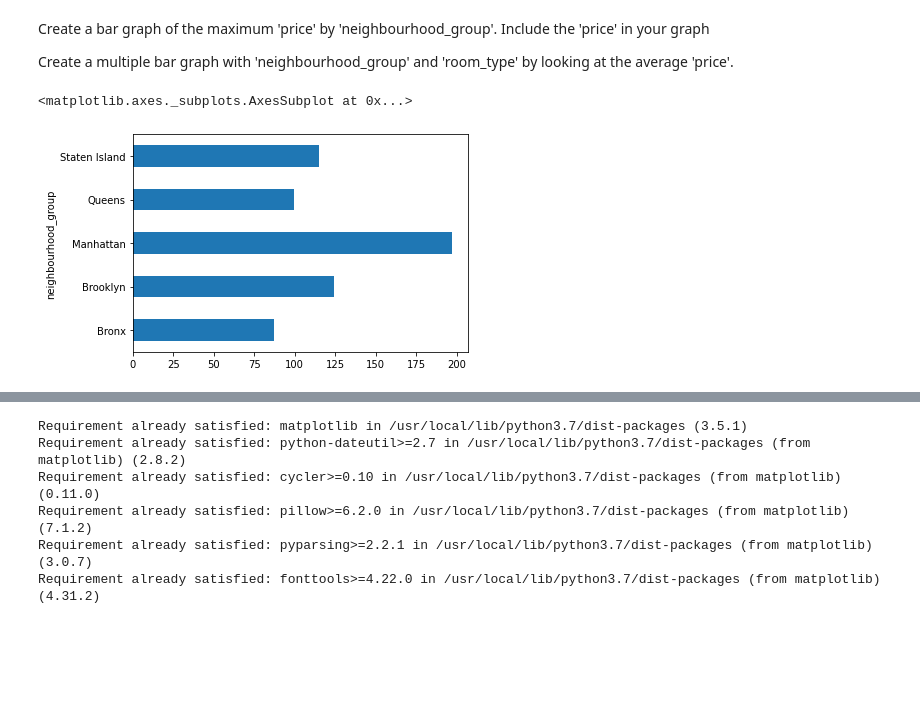
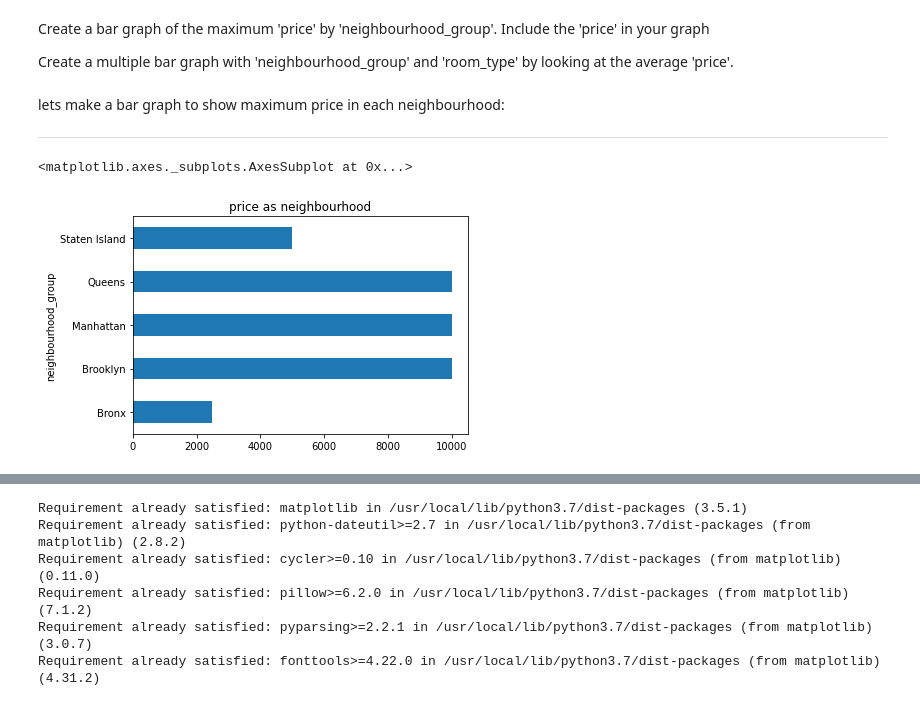
Before and after one commit to ashpou1/data-processing-4313, a Jupyter notebook: Amounts 24.ipynb, the cells around one changed output, grey strips where cells are left out. Cells and saved outputs as stored; diff of their text form; code cells hidden in the pictures; blank space fills up the shorter version.

```diff
--- a/Amounts 24.ipynb
+++ b/Amounts 24.ipynb
@@ -35,8 +31,13 @@ Create a bar graph of the maximum 'price' by 'neighbourhood_group'. Include the
 
 
 Create a multiple bar graph with 'neighbourhood_group' and 'room_type' by looking at the average 'price'.
+# %% [markdown]
+lets make a bar graph to show maximum price in each neighbourhood:
+
+---
 # %%
-df.groupby('neighbourhood_group').price.agg('mean').plot(kind = 'barh')
+df.groupby('neighbourhood_group').price.agg('max').plot(kind = 'barh',
+                                                         title = 'price as neighbourhood')
 # %% [output]
 <matplotlib.axes._subplots.AxesSubplot at 0x...>
-[figure, old version]
+[figure, new version]
```
Also changed, not shown: parts of 3 cells of this notebook.
